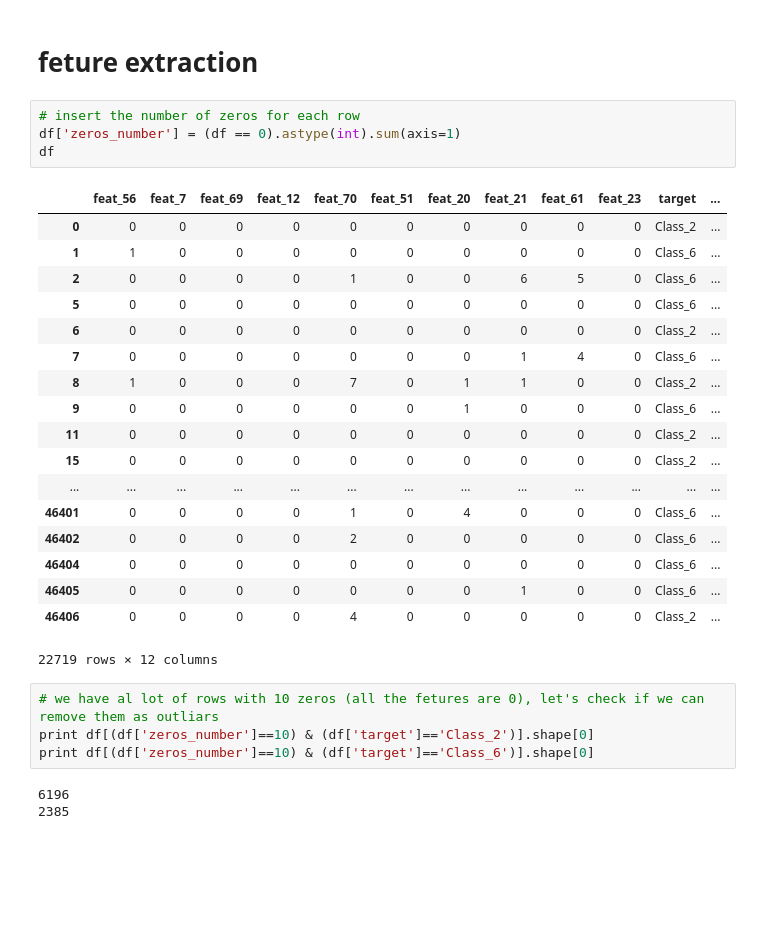
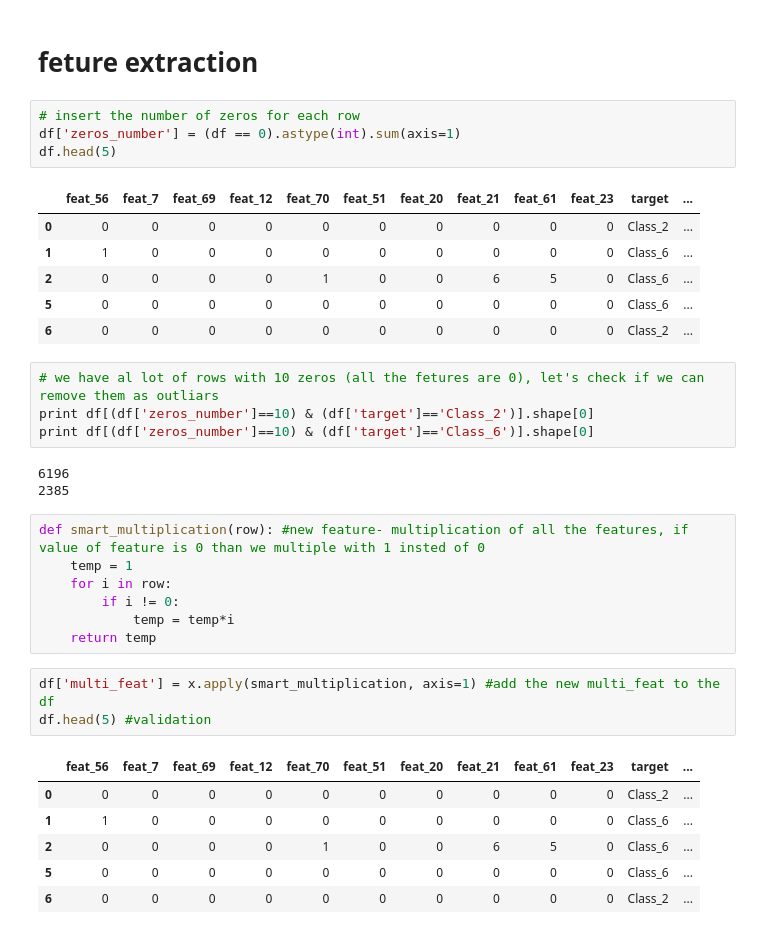
Before and after one commit to tyanay/Data-mining-project, a Jupyter notebook: Data mining project.ipynb, the cells around one changed output. Drawn from its saved outputs; the diff is of its cells as text; blank space fills up the shorter version.

```diff
--- a/Data mining project.ipynb
+++ b/Data mining project.ipynb
@@ -185,26 +184,14 @@ plt.show()
 # %%
 # insert the number of zeros for each row
 df['zeros_number'] = (df == 0).astype(int).sum(axis=1)
-df
+df.head(5)
 # %% [output]
 |  | feat_56 | feat_7 | feat_69 | feat_12 | feat_70 | feat_51 | feat_20 | feat_21 | feat_61 | feat_23 | target | ... |
 | 0 | 0 | 0 | 0 | 0 | 0 | 0 | 0 | 0 | 0 | 0 | Class_2 | ... |
 | 1 | 1 | 0 | 0 | 0 | 0 | 0 | 0 | 0 | 0 | 0 | Class_6 | ... |
 | 2 | 0 | 0 | 0 | 0 | 1 | 0 | 0 | 6 | 5 | 0 | Class_6 | ... |
 | 5 | 0 | 0 | 0 | 0 | 0 | 0 | 0 | 0 | 0 | 0 | Class_6 | ... |
 | 6 | 0 | 0 | 0 | 0 | 0 | 0 | 0 | 0 | 0 | 0 | Class_2 | ... |
-| 7 | 0 | 0 | 0 | 0 | 0 | 0 | 0 | 1 | 4 | 0 | Class_6 | ... |
-| 8 | 1 | 0 | 0 | 0 | 7 | 0 | 1 | 1 | 0 | 0 | Class_2 | ... |
-| 9 | 0 | 0 | 0 | 0 | 0 | 0 | 1 | 0 | 0 | 0 | Class_6 | ... |
-| 11 | 0 | 0 | 0 | 0 | 0 | 0 | 0 | 0 | 0 | 0 | Class_2 | ... |
-| 15 | 0 | 0 | 0 | 0 | 0 | 0 | 0 | 0 | 0 | 0 | Class_2 | ... |
-| ... | ... | ... | ... | ... | ... | ... | ... | ... | ... | ... | ... | ... |
-| 46401 | 0 | 0 | 0 | 0 | 1 | 0 | 4 | 0 | 0 | 0 | Class_6 | ... |
-| 46402 | 0 | 0 | 0 | 0 | 2 | 0 | 0 | 0 | 0 | 0 | Class_6 | ... |
-| 46404 | 0 | 0 | 0 | 0 | 0 | 0 | 0 | 0 | 0 | 0 | Class_6 | ... |
-| 46405 | 0 | 0 | 0 | 0 | 0 | 0 | 0 | 1 | 0 | 0 | Class_6 | ... |
-| 46406 | 0 | 0 | 0 | 0 | 4 | 0 | 0 | 0 | 0 | 0 | Class_2 | ... |
-22719 rows × 12 columns
 # %%
 # we have al lot of rows with 10 zeros (all the fetures are 0), let's check if we can remove them as outliars
 print df[(df['zeros_number']==10) & (df['target']=='Class_2')].shape[0]
@@ -212,3 +199,20 @@ print df[(df['zeros_number']==10) & (df['target']=='Class_6')].shape[0]
 # %% [output]
 6196
 2385
+# %%
+def smart_multiplication(row): #new feature- multiplication of all the features, if value of feature is 0 than we multiple with 1 insted of 0
+    temp = 1
+    for i in row:
+        if i != 0:
+            temp = temp*i
+    return temp
+# %%
+df['multi_feat'] = x.apply(smart_multiplication, axis=1) #add the new multi_feat to the df
+df.head(5) #validation
+# %% [output]
+|  | feat_56 | feat_7 | feat_69 | feat_12 | feat_70 | feat_51 | feat_20 | feat_21 | feat_61 | feat_23 | target | ... |
+| 0 | 0 | 0 | 0 | 0 | 0 | 0 | 0 | 0 | 0 | 0 | Class_2 | ... |
+| 1 | 1 | 0 | 0 | 0 | 0 | 0 | 0 | 0 | 0 | 0 | Class_6 | ... |
+| 2 | 0 | 0 | 0 | 0 | 1 | 0 | 0 | 6 | 5 | 0 | Class_6 | ... |
+| 5 | 0 | 0 | 0 | 0 | 0 | 0 | 0 | 0 | 0 | 0 | Class_6 | ... |
+| 6 | 0 | 0 | 0 | 0 | 0 | 0 | 0 | 0 | 0 | 0 | Class_2 | ... |
```
Also changed, not shown: parts of 6 cells of this notebook.
